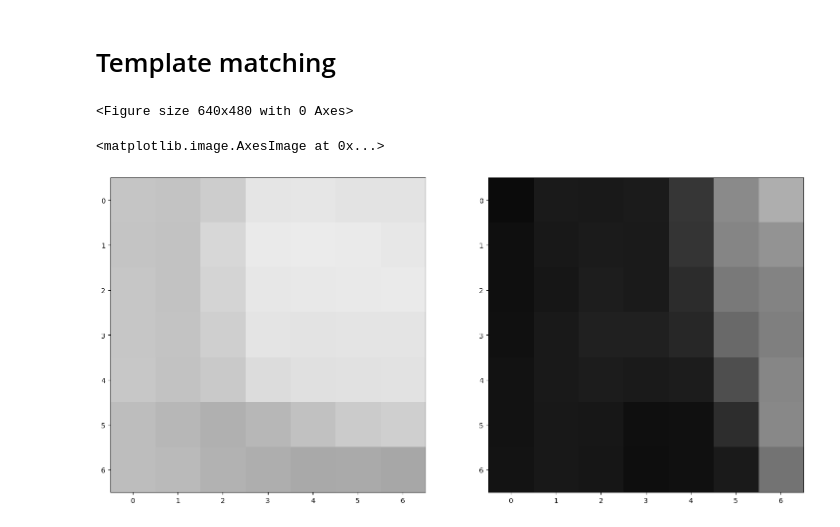
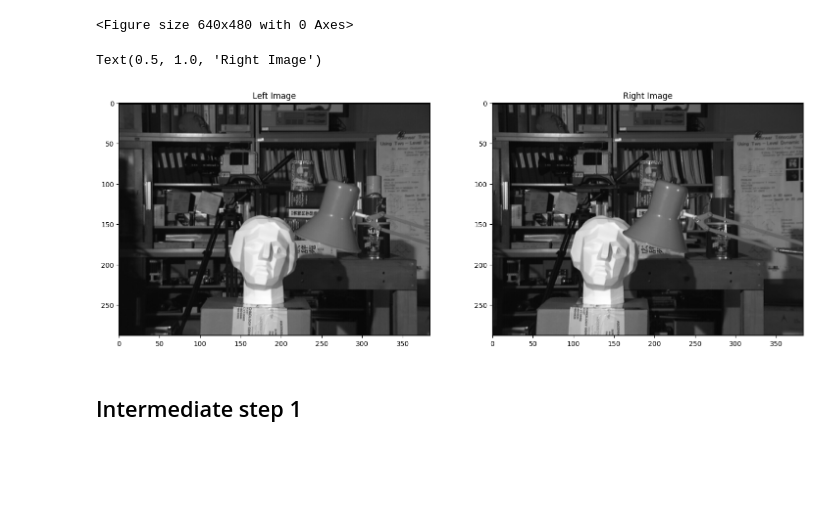
Before and after one commit to AyaanSRobot/Perception_handins, a Jupyter notebook: Week_3/Weekly.ipynb, the cells around one changed output. Saved outputs shown, nothing was run; the diff lists cells and outputs as text; code cells hidden in the pictures; blank space fills up the shorter version.

```diff
--- a/Week_3/Weekly.ipynb
+++ b/Week_3/Weekly.ipynb
@@ -1,4 +1,2 @@
-# %% [markdown]
-# Template matching
 # %%
 import cv2
@@ -8,22 +9,19 @@ plt.gray()
 # %% [output]
 <Figure size 640x480 with 0 Axes>
 # %%
-# load the images
-img_left = cv2.imread("nose_left.png")
-img_right = cv2.imread("nose_right.png")
+img_left = cv2.imread('tsukuba_left.png')
+img_right = cv2.imread('tsukuba_right.png')
 
-# rescale images (can be left out)
-# img_size = (int(img_left.shape[1]/5), int(img_left.shape[0]/5))
-# img_left = cv2.resize(img_left, img_size, interpolation=cv2.INTER_AREA)
-# img_right = cv2.resize(img_right, img_size, interpolation=cv2.INTER_AREA)
+gray_left = cv2.cvtColor(img_left, cv2.COLOR_BGR2GRAY)
+gray_right = cv2.cvtColor(img_right, cv2.COLOR_BGR2GRAY)
 
-# convert images to grayscale for template matching
-gray_left = cv2.cvtColor(img_left, cv2.COLOR_BGR2RGB)
-gray_right = cv2.cvtColor(img_right, cv2.COLOR_BGR2RGB)
-
-f, (ax_left, ax_right) = plt.subplots(1, 2, figsize=(18,18))
-ax_left.imshow(img_left)
-ax_right.imshow(img_right)
+f,(ax_left, ax_right) = plt.subplots(1, 2, figsize=(18,18))
+ax_left.imshow(gray_left)
+ax_left.set_title('Left Image')
+ax_right.imshow(gray_right)
+ax_right.set_title('Right Image')
 # %% [output]
-<matplotlib.image.AxesImage at 0x...>
+Text(0.5, 1.0, 'Right Image')
-[figure, old version]
+[figure, new version]
+# %% [markdown]
+## Intermediate step 1
```
Also changed, not shown: parts of 10 cells of this notebook.
